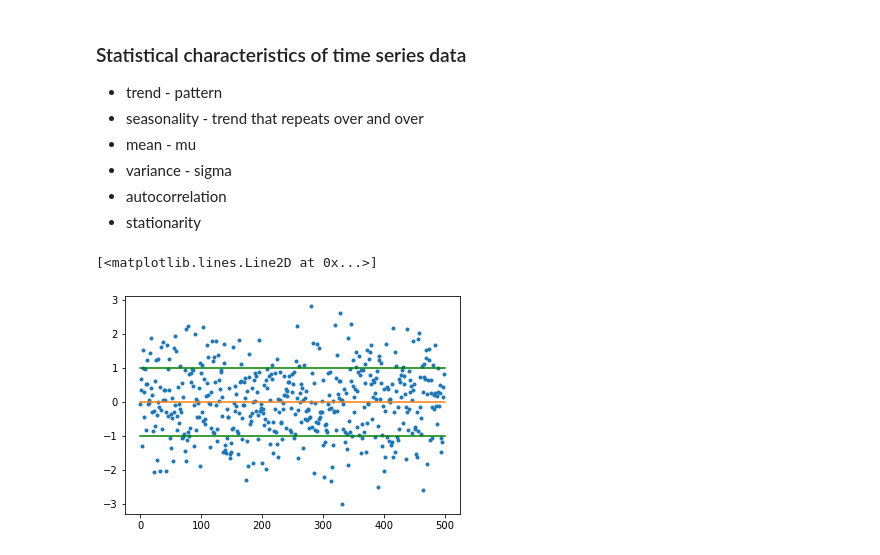
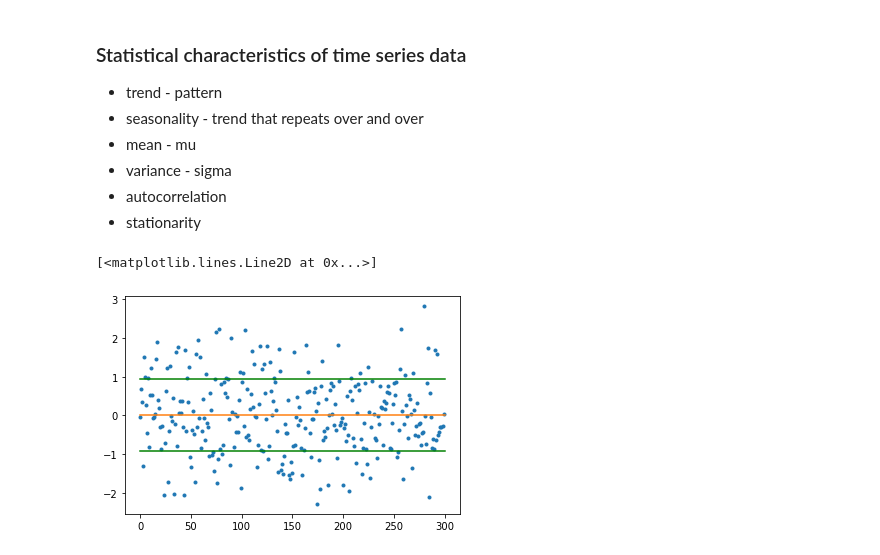
Before and after one commit to darrahts/timeSeriesAnalysis, a Jupyter notebook: timeSeries1.ipynb, the cells around one changed output. Drawn from its saved outputs; the diff is of its cells as text; code cells hidden in the pictures.

```diff
--- a/timeSeries1.ipynb
+++ b/timeSeries1.ipynb
@@ -73,13 +73,13 @@ Freq: A-DEC, dtype: int64
 - stationarity
 # %%
 np.random.seed(37)
-arr = np.random.randn(500)
+arr = np.random.randn(300)
 mu = np.mean(arr)
 sigma = np.var(arr)
 plt.plot(arr, '.')
-plt.plot([0,500], [mu, mu])
-plt.plot([0,500], [sigma, sigma], 'g')
-plt.plot([0,500], [-sigma, -sigma], 'g')
+plt.plot([0,len(arr)], [mu, mu])
+plt.plot([0,len(arr)], [sigma, sigma], 'g')
+plt.plot([0,len(arr)], [-sigma, -sigma], 'g')
 # %% [output]
 [<matplotlib.lines.Line2D at 0x...>]
-[figure, old version]
+[figure, new version]
```
Also changed, not shown: parts of 3 cells of this notebook.
